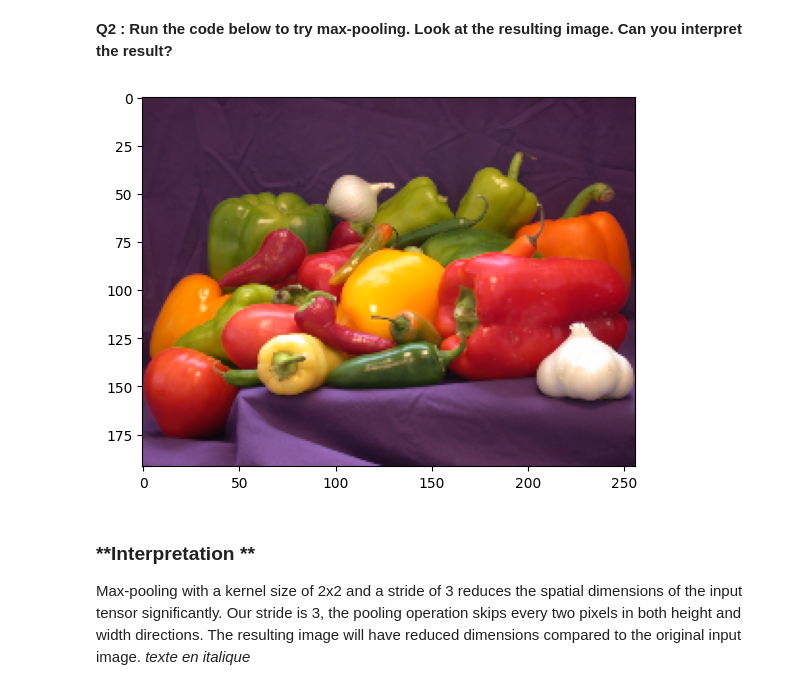
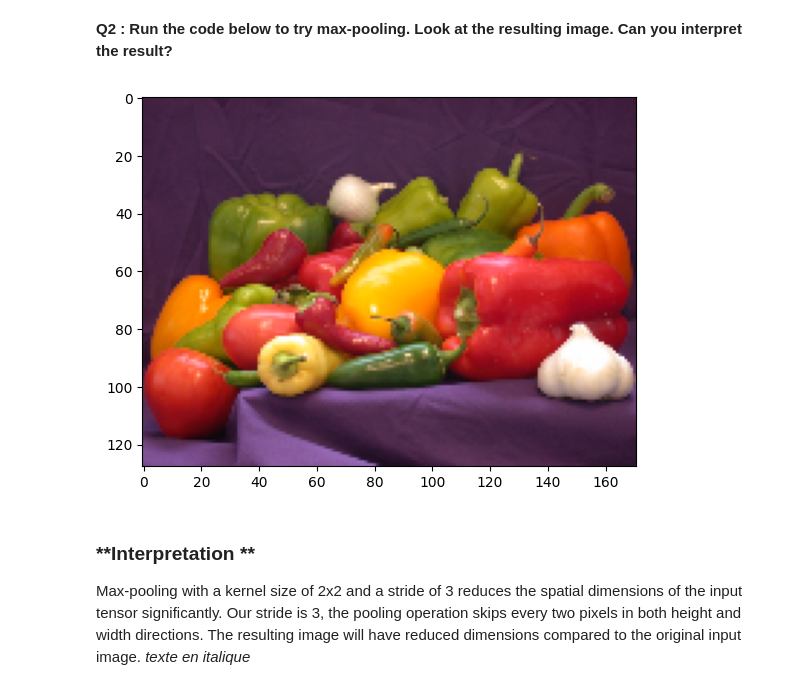
Before and after one commit to Mohbad88/tp_middleware, a Jupyter notebook: TP_CNN.ipynb, the cells around one changed output. Saved outputs shown, nothing was run; the diff lists cells and outputs as text; code cells hidden in the pictures.

```diff
--- a/TP_CNN.ipynb
+++ b/TP_CNN.ipynb
@@ -191,12 +193,12 @@ Max-pooling is implemented by [`torch.nn.MaxPool2d()`](https://pytorch.org/docs/
 # %% [markdown]
 **Q2 : Run the code below to try max-pooling. Look at the resulting image. Can you interpret the result?**
 # %%
-mp = nn.MaxPool2d(kernel_size=2, stride=2)
+mp = nn.MaxPool2d(kernel_size=2, stride=3)
 y = mp(x)
 plt.imshow(y.squeeze().permute(1, 2, 0).numpy())
 plt.gca().grid(False)
 # %% [output]
-[figure, old version]
+[figure, new version]
 # %% [markdown]
 ### **Interpretation **
 Max-pooling with a kernel size of 2x2 and a stride of 3 reduces the spatial dimensions of the input tensor significantly.
```
Also changed, not shown: parts of 12 cells of this notebook.
